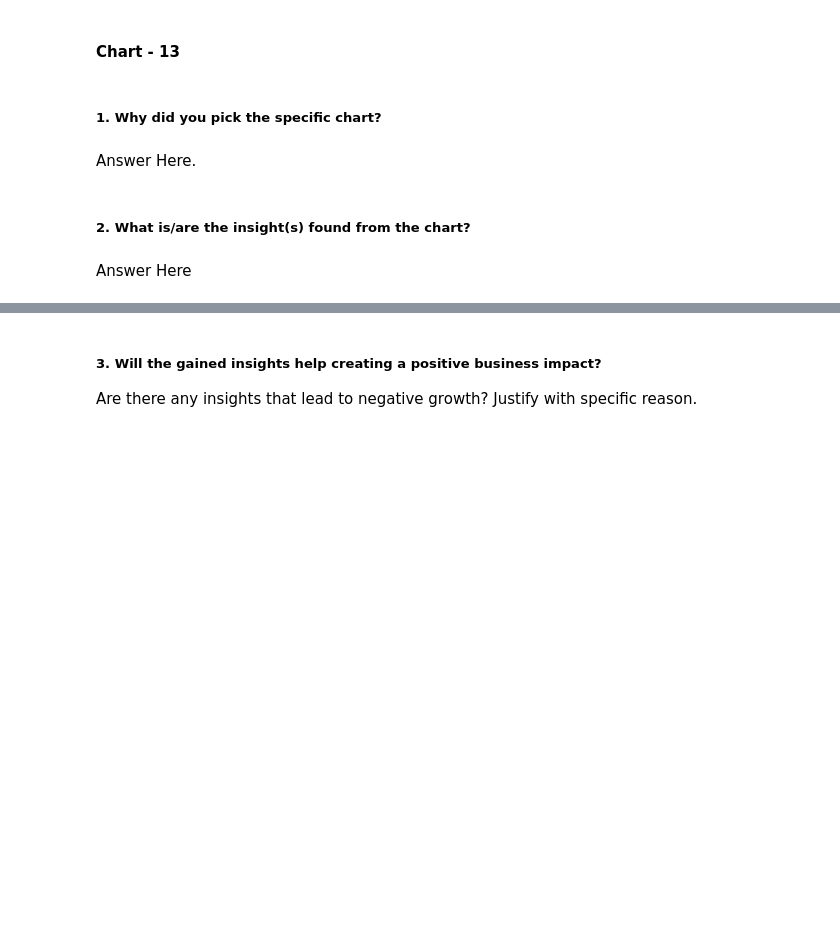
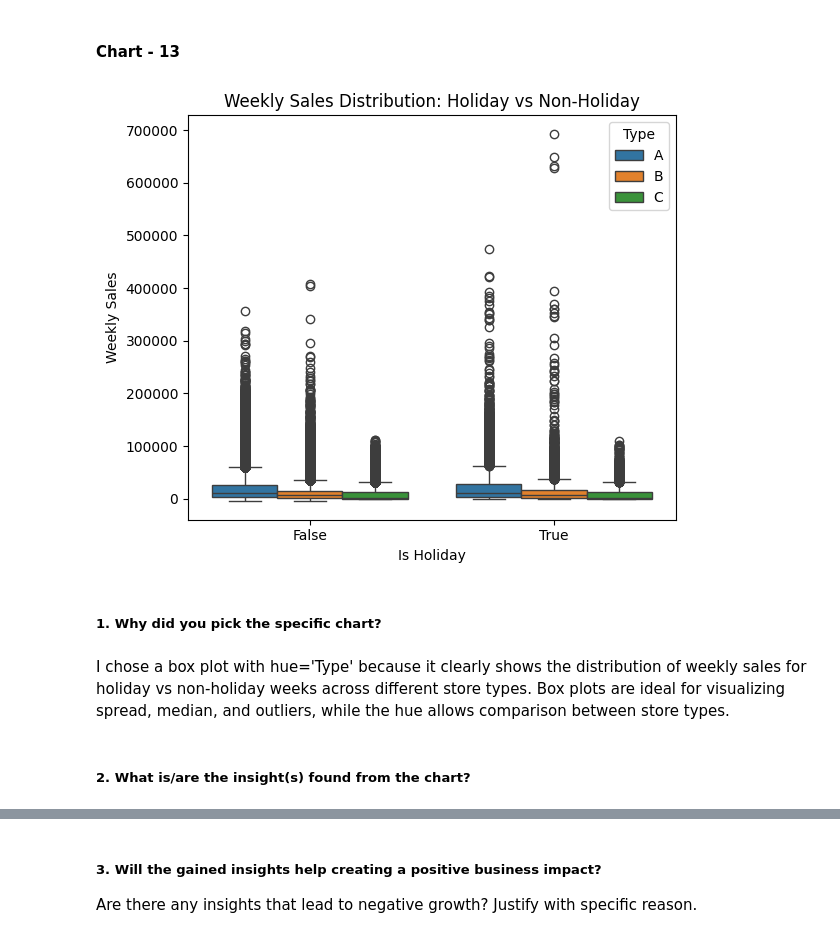
Before and after one commit to Pujakumari1202/Retail-Analytics, a Jupyter notebook: Sample_ML_Submission_Template (1).ipynb, the cells around one changed output, grey strips where cells are left out. Drawn from its saved outputs; the diff is of its cells as text; code cells hidden in the pictures; blank space fills up the shorter version.

```diff
--- a/Sample_ML_Submission_Template (1).ipynb
+++ b/Sample_ML_Submission_Template (1).ipynb
@@ -1287,8 +1307,21 @@ Answer Here
+# %%
+# Chart - 13 visualization code
+import matplotlib.pyplot as plt
+import seaborn as sns
+
+# Box plot: Weekly Sales vs IsHoliday
+plt.figure(figsize=(6,5))
+sns.boxplot(data=final_df, x='IsHoliday', y='Weekly_Sales', hue='Type')
+plt.title('Weekly Sales Distribution: Holiday vs Non-Holiday')
+plt.xlabel('Is Holiday')
+plt.ylabel('Weekly Sales')
+plt.tight_layout()
+plt.show()
+# %% [output]
+[figure, added]
 # %% [markdown]
 ##### 1. Why did you pick the specific chart?
-# %% [markdown]
-Answer Here.
+# %% [markdown]
+I chose a box plot with hue='Type' because it clearly shows the distribution of weekly sales for holiday vs non-holiday weeks across different store types. Box plots are ideal for visualizing spread, median, and outliers, while the hue allows comparison between store types.
 # %% [markdown]
 ##### 2. What is/are the insight(s) found from the chart?
-# %% [markdown]
-Answer Here
```
Also changed, not shown: parts of 99 cells of this notebook.
